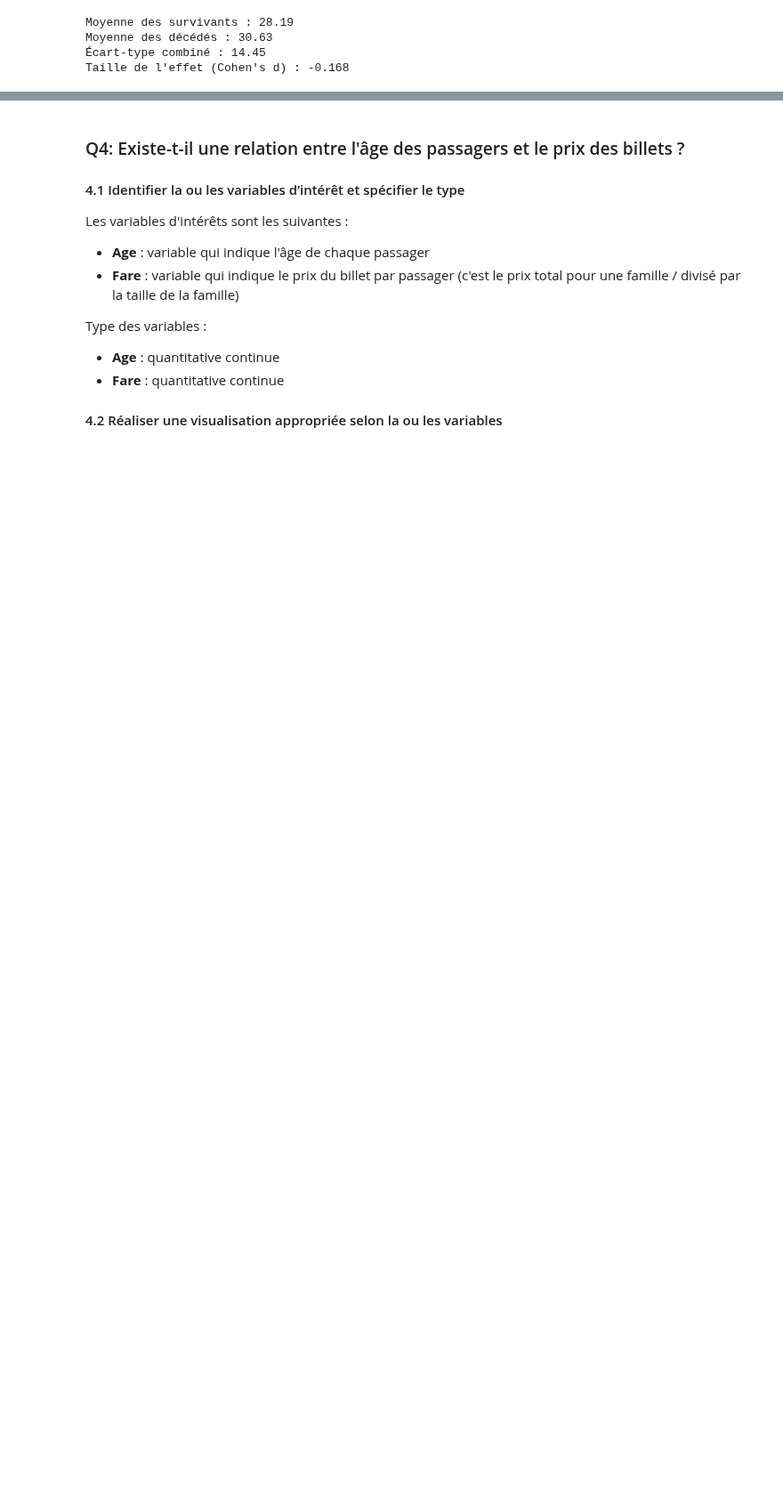
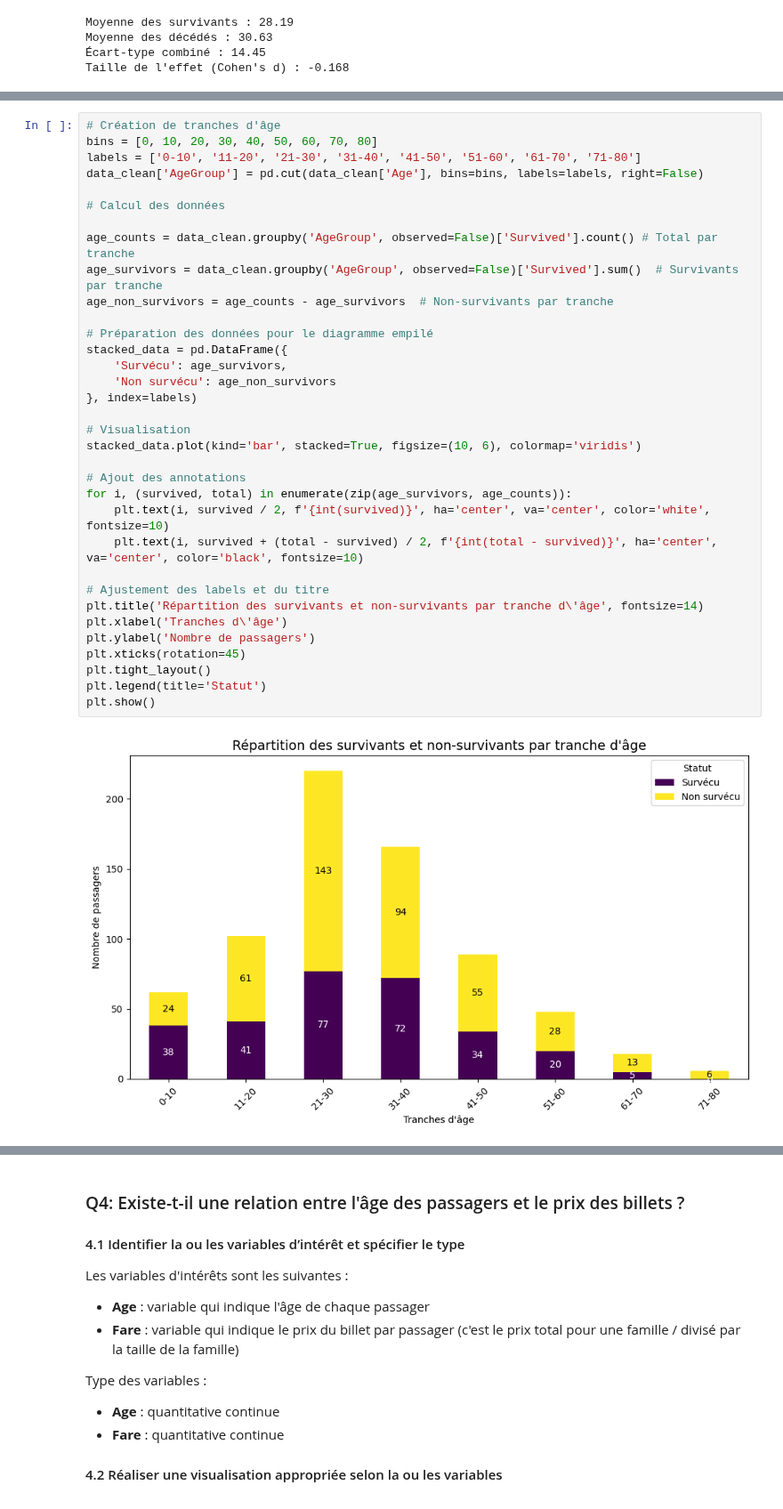
Before and after one commit to briandasilvac/AnalyseDonneesBrianCarlota, a Jupyter notebook: Projet.ipynb, the cells around one changed output, grey strips where cells are left out. Shown at 89% size. Saved outputs shown, nothing was run; the diff lists cells and outputs as text; blank space fills up the shorter version.

```diff
--- a/Projet.ipynb
+++ b/Projet.ipynb
@@ -477,0 +479,36 @@ Cela pourrait s'expliquer car malgré les consignes de sauvetage à bord du Tita
+# %%
+# Création de tranches d'âge
+bins = [0, 10, 20, 30, 40, 50, 60, 70, 80]
+labels = ['0-10', '11-20', '21-30', '31-40', '41-50', '51-60', '61-70', '71-80']
+data_clean['AgeGroup'] = pd.cut(data_clean['Age'], bins=bins, labels=labels, right=False)
+
+# Calcul des données
+
+age_counts = data_clean.groupby('AgeGroup', observed=False)['Survived'].count() # Total par tranche
+age_survivors = data_clean.groupby('AgeGroup', observed=False)['Survived'].sum()  # Survivants par tranche
+age_non_survivors = age_counts - age_survivors  # Non-survivants par tranche
+
+# Préparation des données pour le diagramme empilé
+stacked_data = pd.DataFrame({
+    'Survécu': age_survivors,
+    'Non survécu': age_non_survivors
+}, index=labels)
+
+# Visualisation
+stacked_data.plot(kind='bar', stacked=True, figsize=(10, 6), colormap='viridis')
+
+# Ajout des annotations
+for i, (survived, total) in enumerate(zip(age_survivors, age_counts)):
+    plt.text(i, survived / 2, f'{int(survived)}', ha='center', va='center', color='white', fontsize=10)
+    plt.text(i, survived + (total - survived) / 2, f'{int(total - survived)}', ha='center', va='center', color='black', fontsize=10)
+
+# Ajustement des labels et du titre
+plt.title('Répartition des survivants et non-survivants par tranche d\'âge', fontsize=14)
+plt.xlabel('Tranches d\'âge')
+plt.ylabel('Nombre de passagers')
+plt.xticks(rotation=45)
+plt.tight_layout()
+plt.legend(title='Statut')
+plt.show()
+# %% [output]
+[figure, added]
```
Also changed, not shown: parts of 3 cells of this notebook.
